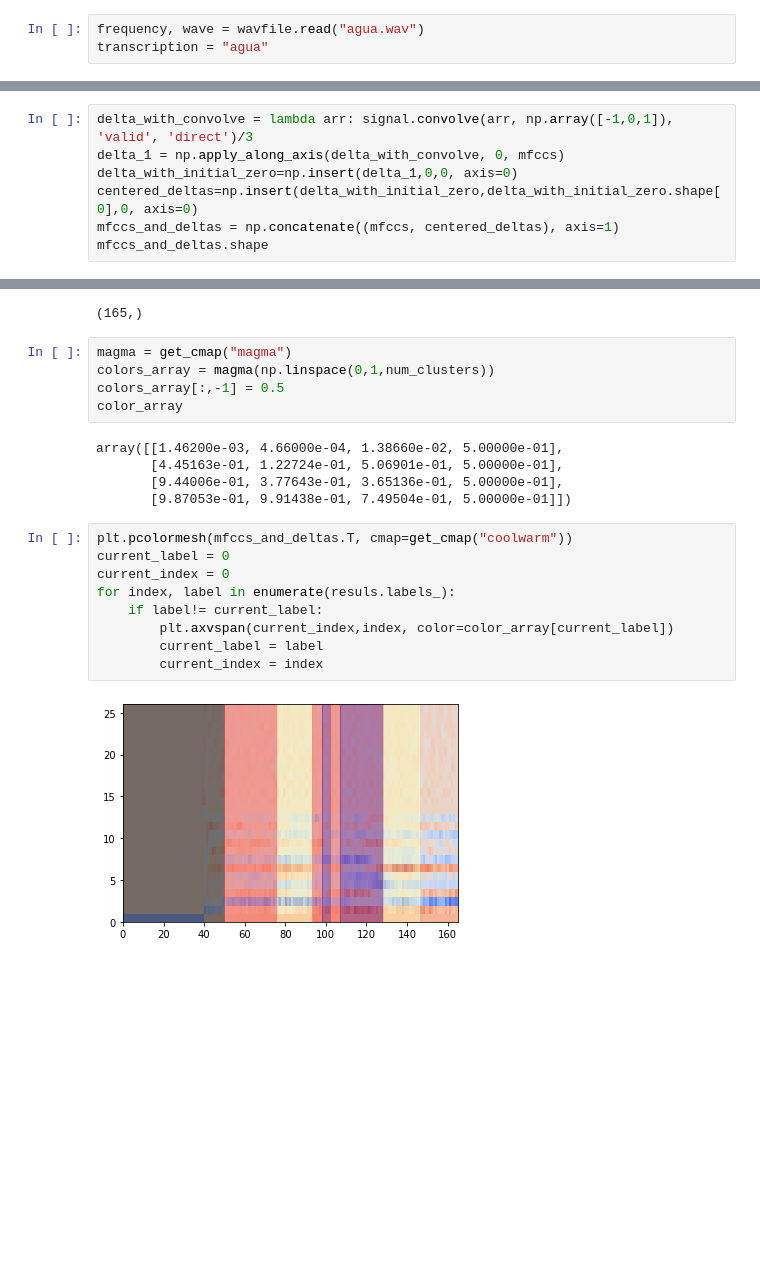
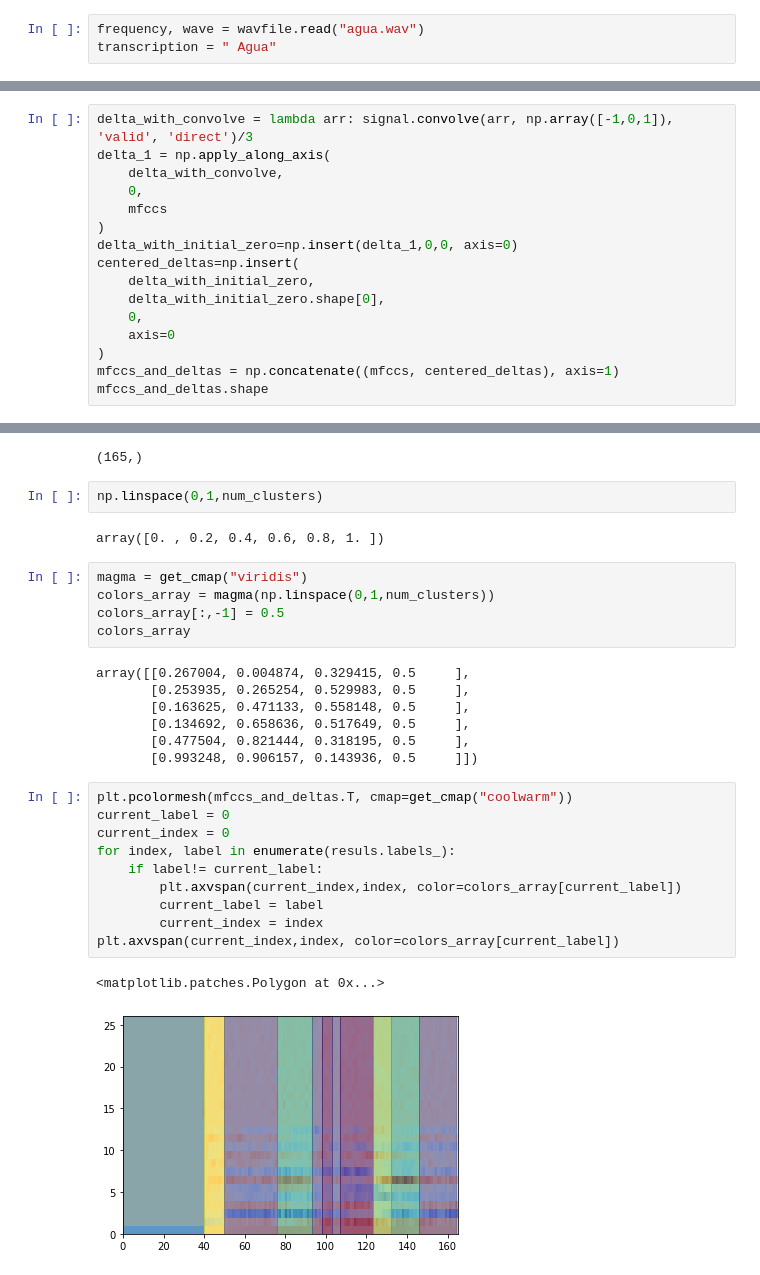
Before and after one commit to open-speech-org/python-speech-soa, a Jupyter notebook: 02_vector_quantization/01-Kmeans-with-deltas.ipynb, the cells around one changed output, grey strips where cells are left out. Saved outputs shown, nothing was run; the diff lists cells and outputs as text; blank space fills up the shorter version.

Commit message:
ploting clusters in wave

```diff
--- a/02_vector_quantization/01-Kmeans-with-deltas.ipynb
+++ b/02_vector_quantization/01-Kmeans-with-deltas.ipynb
@@ -8,7 +8,7 @@ from matplotlib.cm import get_cmap
 from python_speech_features import mfcc
 # %%
 frequency, wave = wavfile.read("agua.wav")
-transcription = "agua"
+transcription = " Agua"
 # %%
 mfccs = mfcc(wave)
 mfccs.shape
@@ -16,9 +16,18 @@ mfccs.shape
 (165, 13)
 # %%
 delta_with_convolve = lambda arr: signal.convolve(arr, np.array([-1,0,1]), 'valid', 'direct')/3
-delta_1 = np.apply_along_axis(delta_with_convolve, 0, mfccs)
+delta_1 = np.apply_along_axis(
+    delta_with_convolve,
+    0,
+    mfccs
+)
 delta_with_initial_zero=np.insert(delta_1,0,0, axis=0)
-centered_deltas=np.insert(delta_with_initial_zero,delta_with_initial_zero.shape[0],0, axis=0)
+centered_deltas=np.insert(
+    delta_with_initial_zero,
+    delta_with_initial_zero.shape[0],
+    0,
+    axis=0
+)
 mfccs_and_deltas = np.concatenate((mfccs, centered_deltas), axis=1)
 mfccs_and_deltas.shape
 # %% [output]
@@ -69,24 +59,32 @@ array([0, 0, 0, 0, 0, 0, 0, 0, 0, 0, 0, 0, 0, 0, 0, 0, 0, 0, 0, 0, 0, 0,
 resuls.labels_.shape
 # %% [output]
 (165,)
+# %%
+np.linspace(0,1,num_clusters)
+# %% [output]
+array([0. , 0.2, 0.4, 0.6, 0.8, 1. ])
 # %%
-magma = get_cmap("magma")
+magma = get_cmap("viridis")
 colors_array = magma(np.linspace(0,1,num_clusters))
 colors_array[:,-1] = 0.5
-color_array
+colors_array
 # %% [output]
-array([[1.46200e-03, 4.66000e-04, 1.38660e-02, 5.00000e-01],
-       [4.45163e-01, 1.22724e-01, 5.06901e-01, 5.00000e-01],
-       [9.44006e-01, 3.77643e-01, 3.65136e-01, 5.00000e-01],
-       [9.87053e-01, 9.91438e-01, 7.49504e-01, 5.00000e-01]])
+array([[0.267004, 0.004874, 0.329415, 0.5     ],
+       [0.253935, 0.265254, 0.529983, 0.5     ],
+       [0.163625, 0.471133, 0.558148, 0.5     ],
+       [0.134692, 0.658636, 0.517649, 0.5     ],
+       [0.477504, 0.821444, 0.318195, 0.5     ],
+       [0.993248, 0.906157, 0.143936, 0.5     ]])
 # %%
 plt.pcolormesh(mfccs_and_deltas.T, cmap=get_cmap("coolwarm"))
 current_label = 0
 current_index = 0
 for index, label in enumerate(resuls.labels_):
     if label!= current_label:
-        plt.axvspan(current_index,index, color=color_array[current_label])
+        plt.axvspan(current_index,index, color=colors_array[current_label])
         current_label = label
         current_index = index
+plt.axvspan(current_index,index, color=colors_array[current_label])
 # %% [output]
+<matplotlib.patches.Polygon at 0x...>
-[figure, old version]
+[figure, new version]
```
Also changed, not shown: parts of 9 cells of this notebook, 1 other file.
